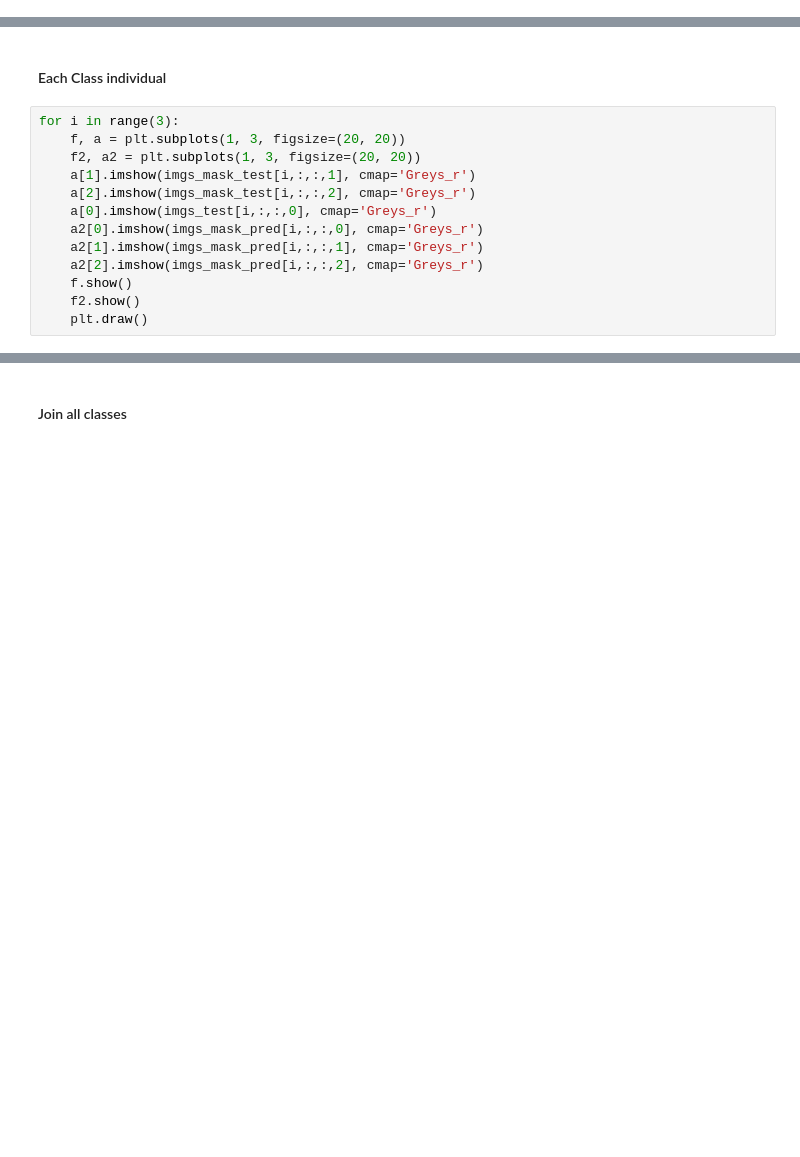
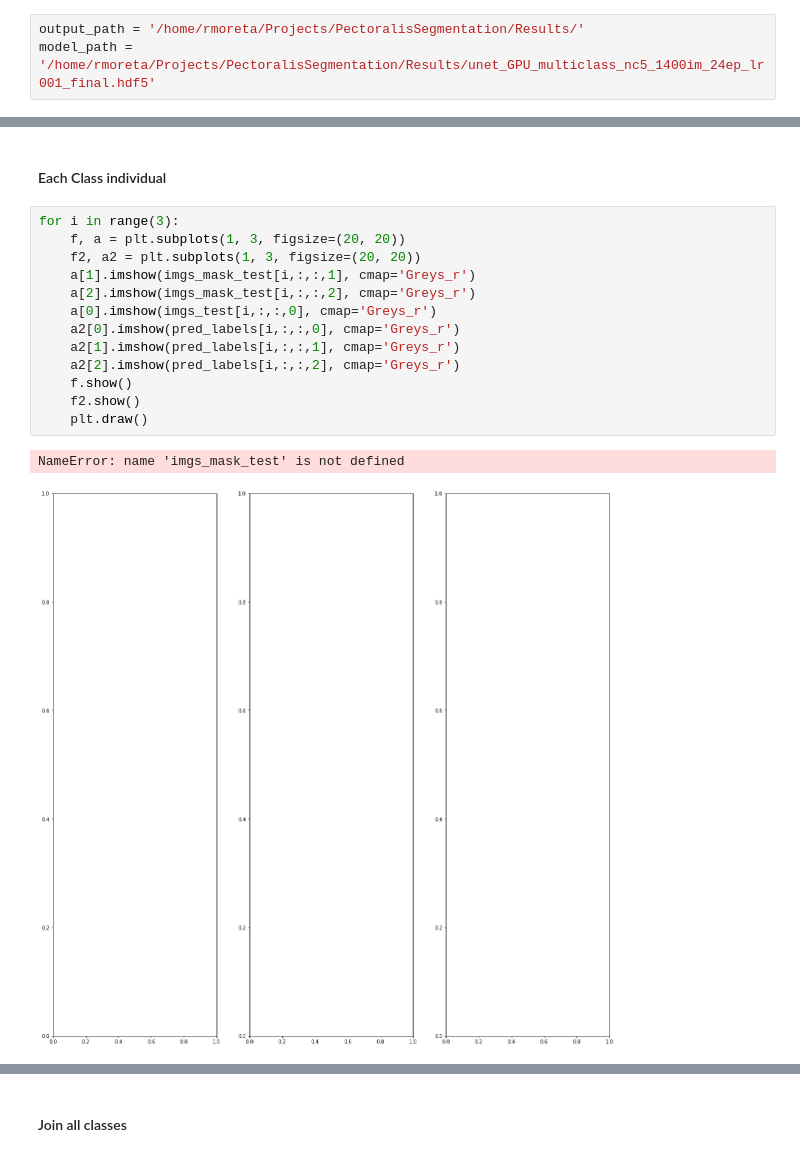
Before and after one commit to rafamoreta/PectoralisSegmentation, a Jupyter notebook: dcnn_unet/Unet_Notebook.ipynb, the cells around one changed output, grey strips where cells are left out. Cells and saved outputs as stored; diff of their text form; blank space fills up the shorter version.

```diff
--- a/dcnn_unet/Unet_Notebook.ipynb
+++ b/dcnn_unet/Unet_Notebook.ipynb
@@ -201,3 +210,6 @@ model_path =
+# %%
+output_path = '/home/rmoreta/Projects/PectoralisSegmentation/Results/'
+model_path = '/home/rmoreta/Projects/PectoralisSegmentation/Results/unet_GPU_multiclass_nc5_1400im_24ep_lr001_final.hdf5'
 # %%
 # Creating Netwrok
 unet_network = UNETNetwork(architecture_params)
@@ -223,13 +239,16 @@ pred_labels = unet_engine.predict_pectoralis(model_database, test_images, model_
 # %%
 for i in range(3):
     f, a = plt.subplots(1, 3, figsize=(20, 20))
     f2, a2 = plt.subplots(1, 3, figsize=(20, 20))
     a[1].imshow(imgs_mask_test[i,:,:,1], cmap='Greys_r')
     a[2].imshow(imgs_mask_test[i,:,:,2], cmap='Greys_r')
     a[0].imshow(imgs_test[i,:,:,0], cmap='Greys_r')
-    a2[0].imshow(imgs_mask_pred[i,:,:,0], cmap='Greys_r')
-    a2[1].imshow(imgs_mask_pred[i,:,:,1], cmap='Greys_r')
-    a2[2].imshow(imgs_mask_pred[i,:,:,2], cmap='Greys_r')
+    a2[0].imshow(pred_labels[i,:,:,0], cmap='Greys_r')
+    a2[1].imshow(pred_labels[i,:,:,1], cmap='Greys_r')
+    a2[2].imshow(pred_labels[i,:,:,2], cmap='Greys_r')
     f.show()
     f2.show()
     plt.draw()
+# %% [output]
+NameError: name 'imgs_mask_test' is not defined
+[figure, added]
```
Also changed, not shown: parts of 13 cells of this notebook, 5 other files.
